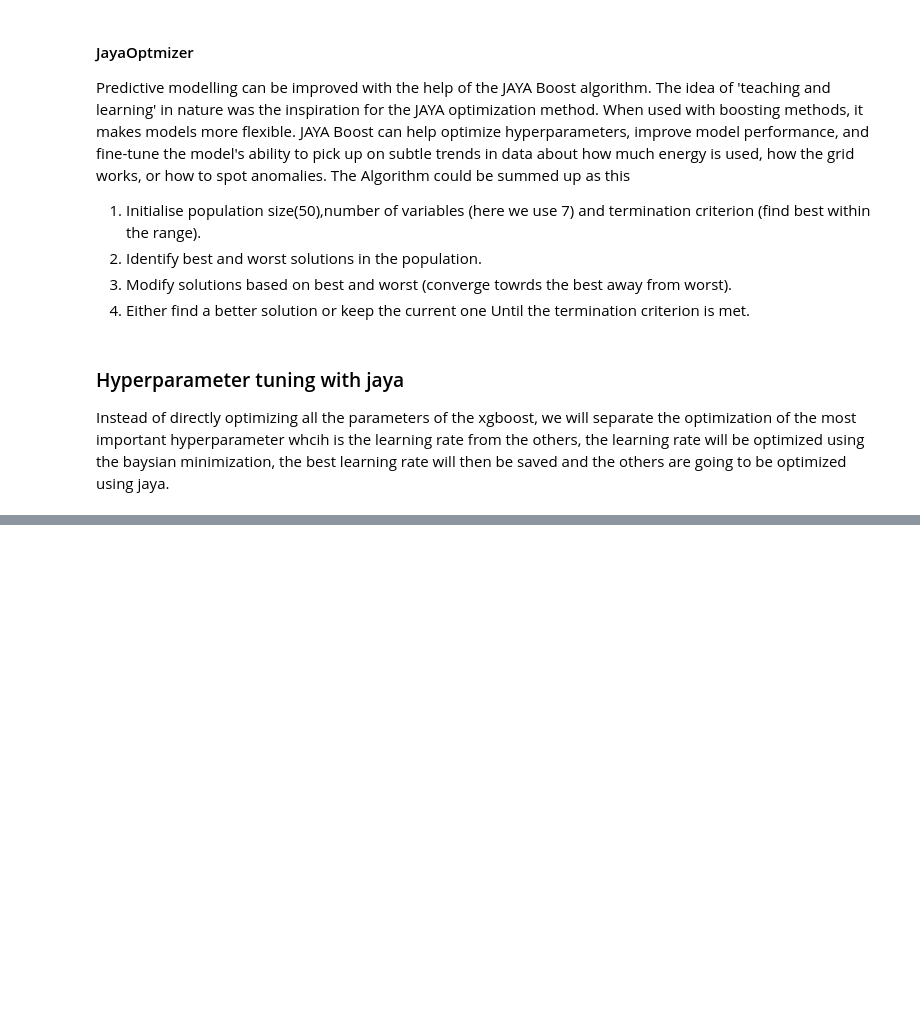
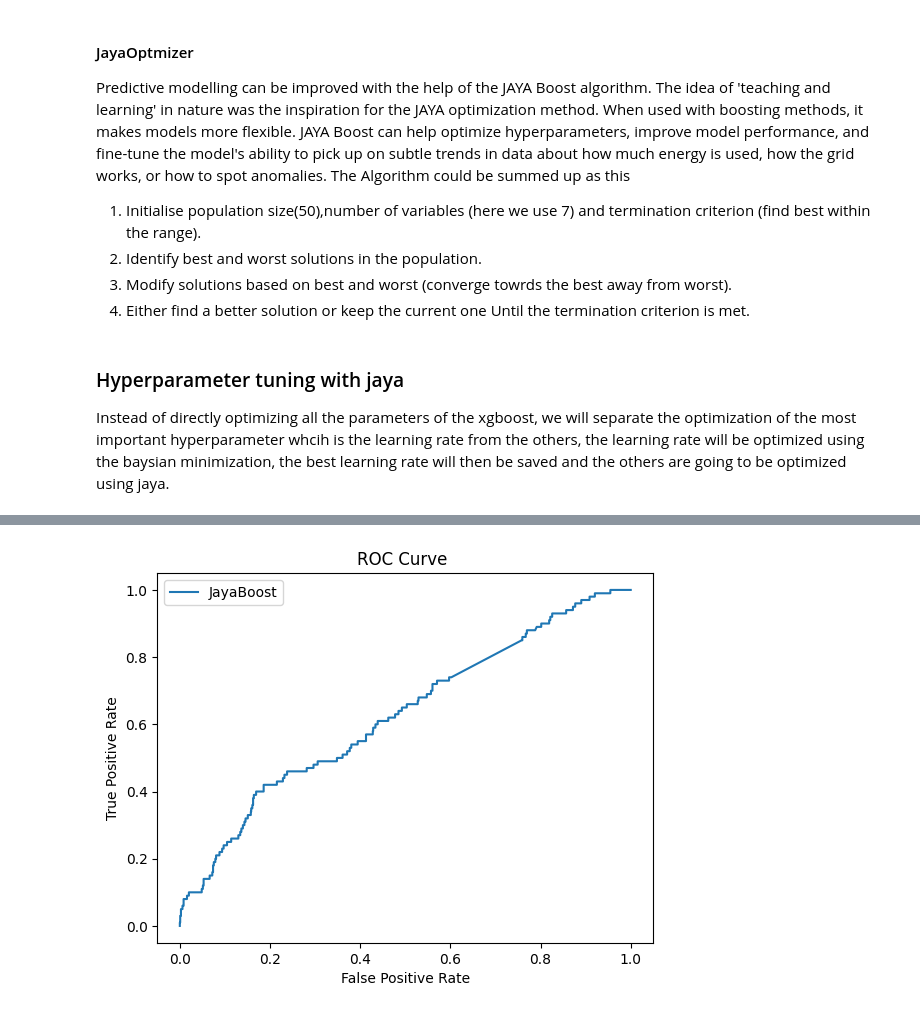
Before and after one commit to shawal-mbalire/a2sv, a Jupyter notebook: models.ipynb, the cells around one changed output, grey strips where cells are left out. Cells and saved outputs as stored; diff of their text form; code cells hidden in the pictures; blank space fills up the shorter version.

```diff
--- a/models.ipynb
+++ b/models.ipynb
@@ -310,0 +328,4 @@ ModuleNotFoundError: No module named 'skopt'
+# %%
+best_params = optimizer.best_params_
+best_learning_rate=best_params['learning_rate']
+print(best_learning_rate)
@@ -310,0 +419,10 @@ ModuleNotFoundError: No module named 'skopt'
+# %%
+fpr_xg, tpr_xg, _ = roc_curve(y_test, xgb_classifier.predict_proba(X_test)[:, 1])
+plt.plot(fpr_xg, tpr_xg, label='JayaBoost')
+plt.xlabel('False Positive Rate')
+plt.ylabel('True Positive Rate')
+plt.title('ROC Curve ')
+plt.legend()
+plt.show()
+# %% [output]
+[figure, added]
```
Also changed, not shown: parts of 14 cells of this notebook.
